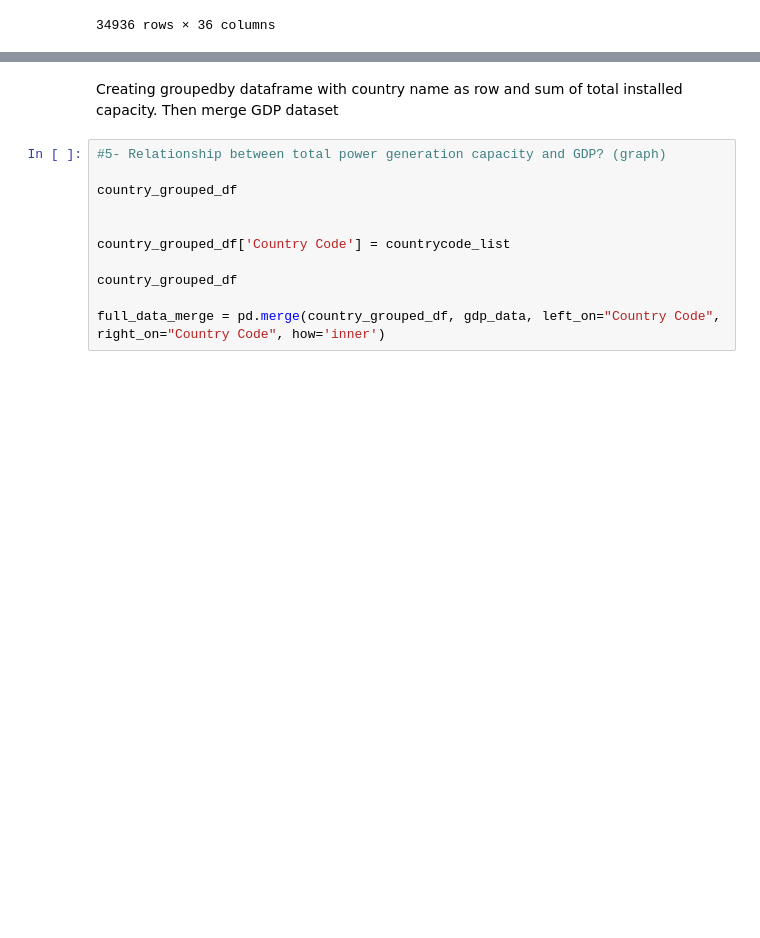
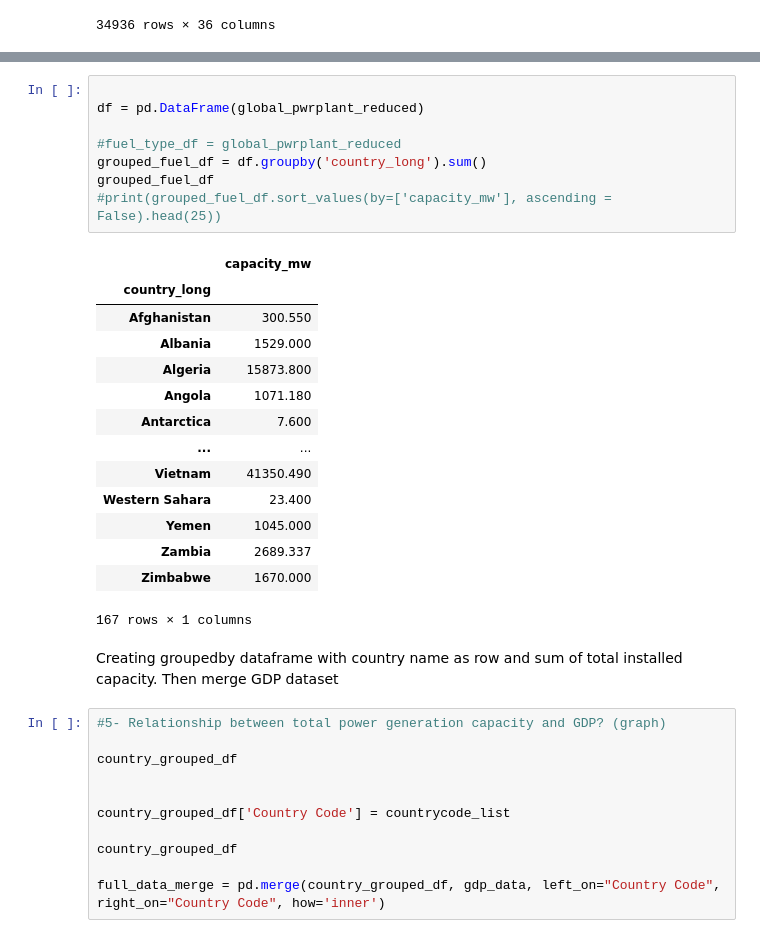
Before and after one commit to snavarroroby/Project-1-g3, a Jupyter notebook: Data_merge_cleaning.ipynb, the cells around one changed output, grey strips where cells are left out. Cells and saved outputs as stored; diff of their text form; blank space fills up the shorter version.

```diff
--- a/Data_merge_cleaning.ipynb
+++ b/Data_merge_cleaning.ipynb
@@ -219,3 +245,26 @@ Canada                 20.0
+# %%
+
+df = pd.DataFrame(global_pwrplant_reduced)
+
+#fuel_type_df = global_pwrplant_reduced
+grouped_fuel_df = df.groupby('country_long').sum()
+grouped_fuel_df
+#print(grouped_fuel_df.sort_values(by=['capacity_mw'], ascending = False).head(25))
+# %% [output]
+|  | capacity_mw |
+| country_long |  |
+| Afghanistan | 300.550 |
+| Albania | 1529.000 |
+| Algeria | 15873.800 |
+| Angola | 1071.180 |
+| Antarctica | 7.600 |
+| ... | ... |
+| Vietnam | 41350.490 |
+| Western Sahara | 23.400 |
+| Yemen | 1045.000 |
+| Zambia | 2689.337 |
+| Zimbabwe | 1670.000 |
+167 rows × 1 columns
 # %% [markdown]
 Creating groupedby dataframe with country name as row and sum of total installed capacity. Then merge GDP dataset
 # %%
```
Also changed, not shown: parts of 3 cells of this notebook.
